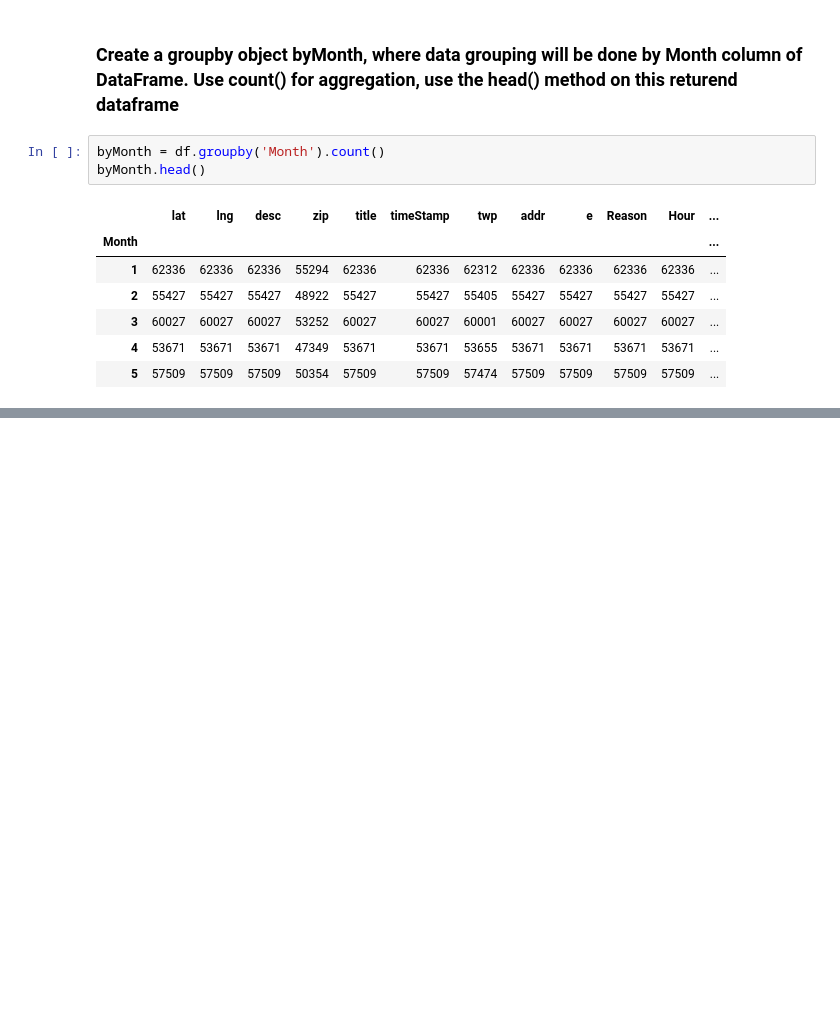
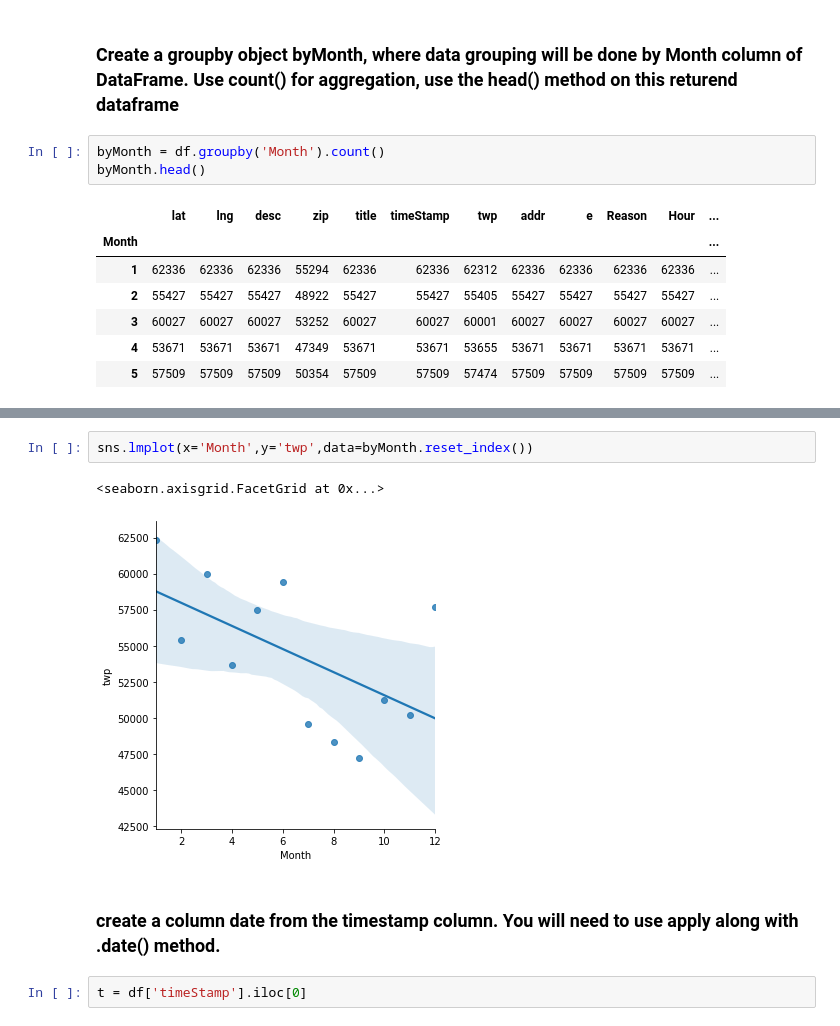
Before and after one commit to coderkabh/911-Calls-Data-Analysis, a Jupyter notebook: 911 Calls Analysis.ipynb, the cells around one changed output, grey strips where cells are left out. Cells and saved outputs as stored; diff of their text form; blank space fills up the shorter version.

```diff
--- a/911 Calls Analysis.ipynb
+++ b/911 Calls Analysis.ipynb
@@ -212,0 +241,9 @@ byMonth.head()
+# %%
+sns.lmplot(x='Month',y='twp',data=byMonth.reset_index())
+# %% [output]
+<seaborn.axisgrid.FacetGrid at 0x...>
+[figure, added]
+# %% [markdown]
+### create a column date from the timestamp column. You will need to use apply along with .date() method.
+# %%
+t = df['timeStamp'].iloc[0]
```
Also changed, not shown: parts of 8 cells of this notebook.
